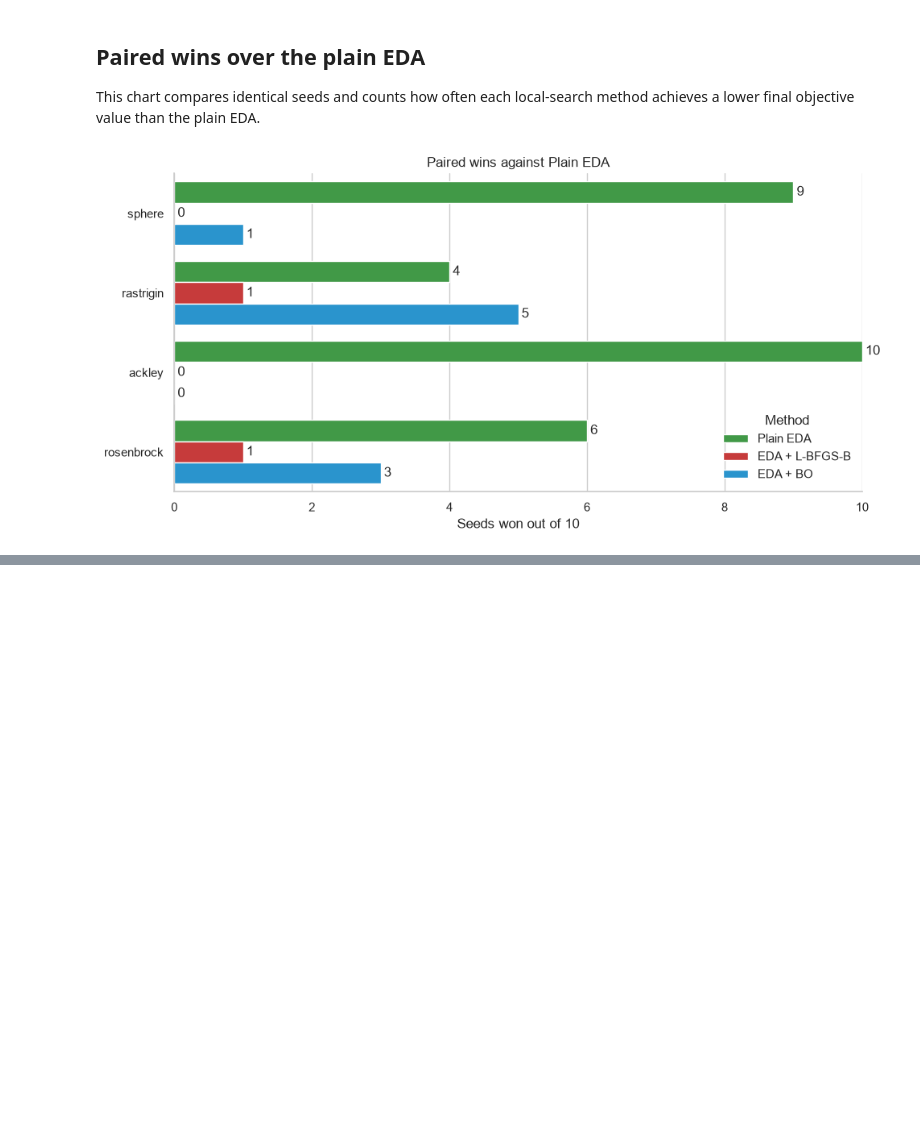
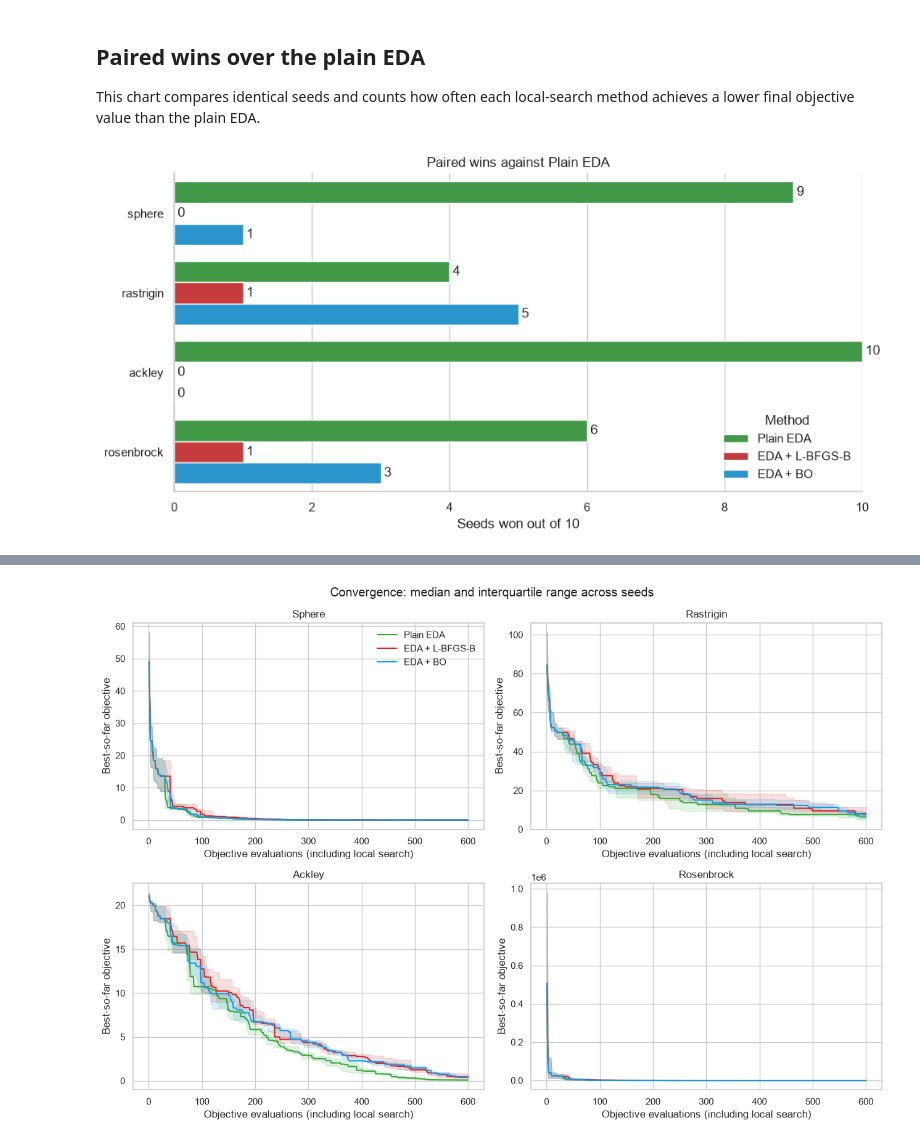
Before and after one commit to abarrenap/Bayesian_Optimization_for_EDA, a Jupyter notebook: bo_eda_experiments.ipynb, the cells around one changed output, grey strips where cells are left out. Saved outputs shown, nothing was run; the diff lists cells and outputs as text; code cells hidden in the pictures; blank space fills up the shorter version.

```diff
--- a/bo_eda_experiments.ipynb
+++ b/bo_eda_experiments.ipynb
@@ -566,11 +620,12 @@ for container in ax.containers:
     ax.bar_label(container, fmt="%d", padding=3)
 ax.set_xlim(0, N_RUNS)
 ax.set_title("Paired wins against Plain EDA")
-ax.set_xlabel("Seeds won out of 10")
+ax.set_xlabel(f"Seeds won out of {N_RUNS}")
 ax.set_ylabel("")
 ax.legend(title="Method", frameon=False)
 sns.despine()
 plt.tight_layout()
-plt.show()
+display(fig)
+plt.close(fig)
 # %% [output]
 [figure]
@@ -576,0 +641,85 @@ plt.show()
+# %%
+HISTORY_FILES = {
+    "Plain EDA": Path("results/plain_eda_history.csv"),
+    "EDA + L-BFGS-B": Path("results/classical_ls_history.csv"),
+    "EDA + BO": Path("results/bo_history.csv"),
+}
+TARGET_OBJECTIVE = 1e-6
+history_frames = []
+for method, path in HISTORY_FILES.items():
+    if not path.exists():
+        raise FileNotFoundError(f"{path}: generate this method's history first.")
+    frame = pd.read_csv(path)
+    assert frame["method"].eq(method).all()
+    history_frames.append(frame)
+evolution_history = pd.concat(history_frames, ignore_index=True)
+assert not evolution_history.duplicated(["benchmark", "method", "seed", "evaluation"]).any()
+assert np.isfinite(evolution_history[["objective_value", "best_value"]]).all().all()
+
+convergence_rows = []
+fig, axes = plt.subplots(2, 2, figsize=(13, 9))
+for ax, benchmark in zip(axes.flat, BENCHMARK_ORDER):
+    data = evolution_history[evolution_history["benchmark"] == benchmark]
+    groups = data.groupby(["method", "seed"])
+    assert set(data["method"]) == set(METHOD_ORDER)
+    assert groups.ngroups == len(METHOD_ORDER) * N_RUNS
+    common_budget = int(groups["evaluation"].max().min())
+    assert groups["evaluation"].max().eq(MAX_EVALUATIONS).all(), (
+        "Saved histories use a different budget. Regenerate all three histories."
+    )
+    assert common_budget == MAX_EVALUATIONS
+    for method in METHOD_ORDER:
+        curves = []
+        method_data = data[data["method"] == method]
+        for seed, run in method_data.groupby("seed"):
+            run = run.sort_values("evaluation")
+            assert np.array_equal(run["evaluation"], np.arange(1, len(run) + 1))
+            assert np.allclose(run["best_value"], run["objective_value"].cummin())
+            values = run.loc[run["evaluation"] <= common_budget, "best_value"].to_numpy()
+            curves.append(values)
+            final = values[-1]
+            best_at = int(np.flatnonzero(values == final)[0] + 1)
+            hits = np.flatnonzero(values <= TARGET_OBJECTIVE)
+            convergence_rows.append({
+                "benchmark": benchmark, "method": method, "seed": seed,
+                "comparison_budget": common_budget, "final_value": final,
+                "improvement": values[0] - final,
+                "final_best_evaluation": best_at,
+                "plateau_evaluations": common_budget - best_at,
+                "target_reached": bool(len(hits)),
+                "target_first_hit": int(hits[0] + 1) if len(hits) else np.nan,
+            })
+        q1, median, q3 = np.quantile(np.asarray(curves), [0.25, 0.5, 0.75], axis=0)
+        evaluations = np.arange(1, common_budget + 1)
+        ax.plot(evaluations, median, label=method, color=METHOD_COLORS[method])
+        ax.fill_between(evaluations, q1, q3, color=METHOD_COLORS[method], alpha=0.15)
+    ax.set_yscale("linear")
+    ax.set_title(benchmark.capitalize())
+    ax.set_xlabel("Objective evaluations (including local search)")
+    ax.set_ylabel("Best-so-far objective")
+axes.flat[0].legend(frameon=False)
+fig.suptitle("Convergence: median and interquartile range across seeds")
+plt.tight_layout()
+display(fig)
+plt.close(fig)
+
+convergence_runs = pd.DataFrame(convergence_rows)
+convergence_summary = convergence_runs.groupby(["benchmark", "method"], as_index=False).agg(
+    runs=("seed", "size"), comparison_budget=("comparison_budget", "first"),
+    median_final=("final_value", "median"),
+    median_improvement=("improvement", "median"),
+    median_final_best_evaluation=("final_best_evaluation", "median"),
+    median_plateau_evaluations=("plateau_evaluations", "median"),
+    target_success_rate=("target_reached", "mean"),
+    median_target_hit_if_successful=("target_first_hit", "median"),
+)
+convergence_runs.to_csv("results/convergence_per_run.csv", index=False)
+convergence_summary.to_csv("results/convergence_summary.csv", index=False)
+display(convergence_summary)
+for benchmark, group in convergence_summary.groupby("benchmark"):
+    best = group["median_final"].min()
+    winners = ", ".join(group.loc[group["median_final"] == best, "method"])
+    print(f"{benchmark}: lowest median final objective = {best:.6g} ({winners}); "
+          f"compared at {int(group['comparison_budget'].iloc[0])} evaluations.")
+# %% [output]
+[figure, added]
```
Also changed, not shown: parts of 14 cells of this notebook, 25 other files.
